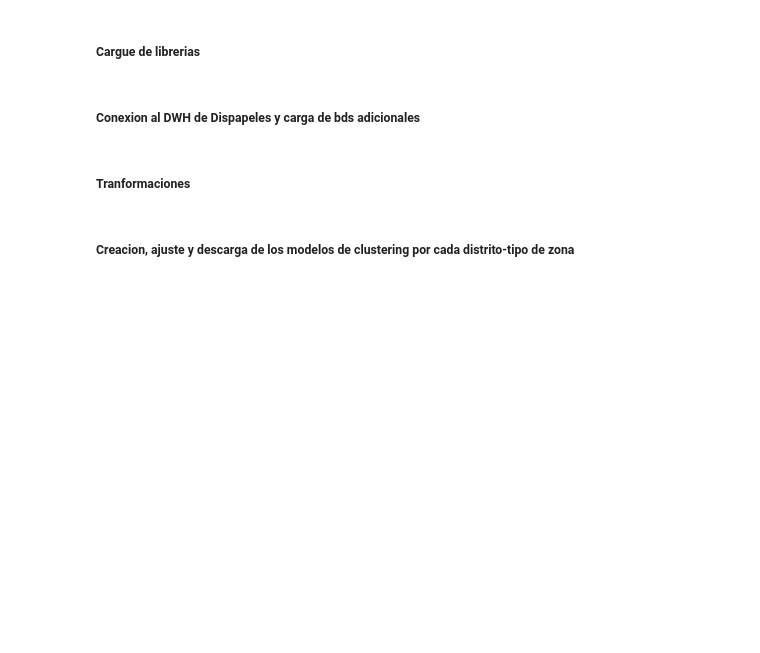
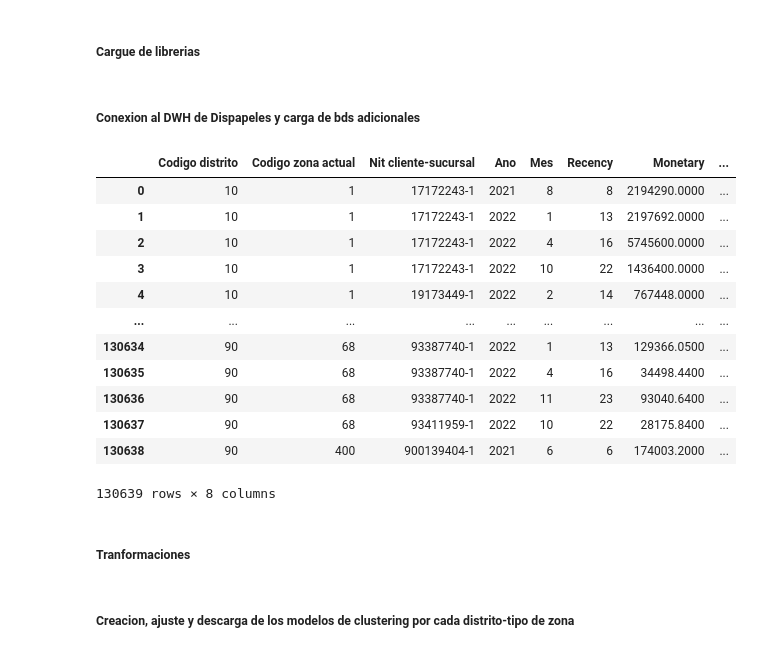
Before and after one commit to TomasCardeLo/ML-Dispapeles-TomasCaLo, a Jupyter notebook: Clustering/Clustering pycaret kmeans - v2.ipynb, the cells around one changed output. Cells and saved outputs as stored; diff of their text form; code cells hidden in the pictures; blank space fills up the shorter version.

```diff
--- a/Clustering/Clustering pycaret kmeans - v2.ipynb
+++ b/Clustering/Clustering pycaret kmeans - v2.ipynb
@@ -31,6 +31,23 @@ def df_clustering(consulta_SQL):
     df = pd.DataFrame.from_records(rows, columns=[col[0] for col in cursor.description])
 
     return df
+# %%
+def df_clustering(consulta_SQL):
+    ## Conexion al DWH
+    cnxn = pyodbc.connect(
+        driver='{SQL Server}',
+        server=
+        uid=
+        pwd=
+    cursor = cnxn.cursor()
+
+    #Cargue de la data desde el ERP de Dispapeles y se guarda en df
+    cursor.execute(consulta_SQL)
+    rows = cursor.fetchall()
+
+    df = pd.DataFrame.from_records(rows, columns=[col[0] for col in cursor.description])
+
+    return df
 # %%
 # Consulta SQL para descargar la informacion a usar
 codigo_SQL = "SELECT A.DSTCOD AS 'Codigo distrito', B.VNDZNA AS 'Codigo zona actual', CONCAT(CONCAT(A.VTANIT,'-'),A.VTASUC) AS 'Nit cliente-sucursal', A.VTAANO AS 'Ano', A.VTAMES AS 'Mes', (((2021 - MAX(A.VTAANO)) * 12 ) + (0 - MAX(A.VTAMES))) * -1 AS 'Recency', SUM(A.VTAVLRVTA) AS 'Monetary', COUNT( DISTINCT A.VTAMES) AS 'Frequency' FROM V_VTA_VTAHEC A LEFT JOIN	DIM_CLIENTES B ON A.PRMCOD = B.PRMCOD AND A.DSTCOD = B.DSTCOD AND A.VTANIT = B.CLTNIT AND A.VTASUC = B.CLTSUC WHERE A.PRMCOD = 1 AND A.DSTCOD NOT IN (30,35) AND A.VTAZNA < 96 AND A.VTAFCH BETWEEN '2021-01-01' AND '2022-12-31' GROUP BY A.DSTCOD, B.VNDZNA, CONCAT(CONCAT(A.VTANIT,'-'),A.VTASUC), A.VTAANO, A.VTAMES HAVING SUM(A.VTAVLRVTA) > 0"
@@ -39,6 +56,22 @@ codigo_SQL = "SELECT A.DSTCOD AS 'Codigo distrito', B.VNDZNA AS 'Codigo zona act
 maestra_zonas = pd.read_csv('C:/Users/tcardenas/OneDrive/OneDrive - Grupo DISPAPELES/Documents/Análisis clustering/Maestra_zonas.csv', delimiter= ";")
 # %%
 df = df_clustering(codigo_SQL)
+# %%
+df
+# %% [output]
+|  | Codigo distrito | Codigo zona actual | Nit cliente-sucursal | Ano | Mes | Recency | Monetary | ... |
+| 0 | 10 | 1 | 17172243-1 | 2021 | 8 | 8 | 2194290.0000 | ... |
+| 1 | 10 | 1 | 17172243-1 | 2022 | 1 | 13 | 2197692.0000 | ... |
+| 2 | 10 | 1 | 17172243-1 | 2022 | 4 | 16 | 5745600.0000 | ... |
+| 3 | 10 | 1 | 17172243-1 | 2022 | 10 | 22 | 1436400.0000 | ... |
+| 4 | 10 | 1 | 19173449-1 | 2022 | 2 | 14 | 767448.0000 | ... |
+| ... | ... | ... | ... | ... | ... | ... | ... | ... |
+| 130634 | 90 | 68 | 93387740-1 | 2022 | 1 | 13 | 129366.0500 | ... |
+| 130635 | 90 | 68 | 93387740-1 | 2022 | 4 | 16 | 34498.4400 | ... |
+| 130636 | 90 | 68 | 93387740-1 | 2022 | 11 | 23 | 93040.6400 | ... |
+| 130637 | 90 | 68 | 93411959-1 | 2022 | 10 | 22 | 28175.8400 | ... |
+| 130638 | 90 | 400 | 900139404-1 | 2021 | 6 | 6 | 174003.2000 | ... |
+130639 rows × 8 columns
 # %% [markdown]
 ##### Tranformaciones
 # %%
```
Also changed, not shown: 1 other file.
